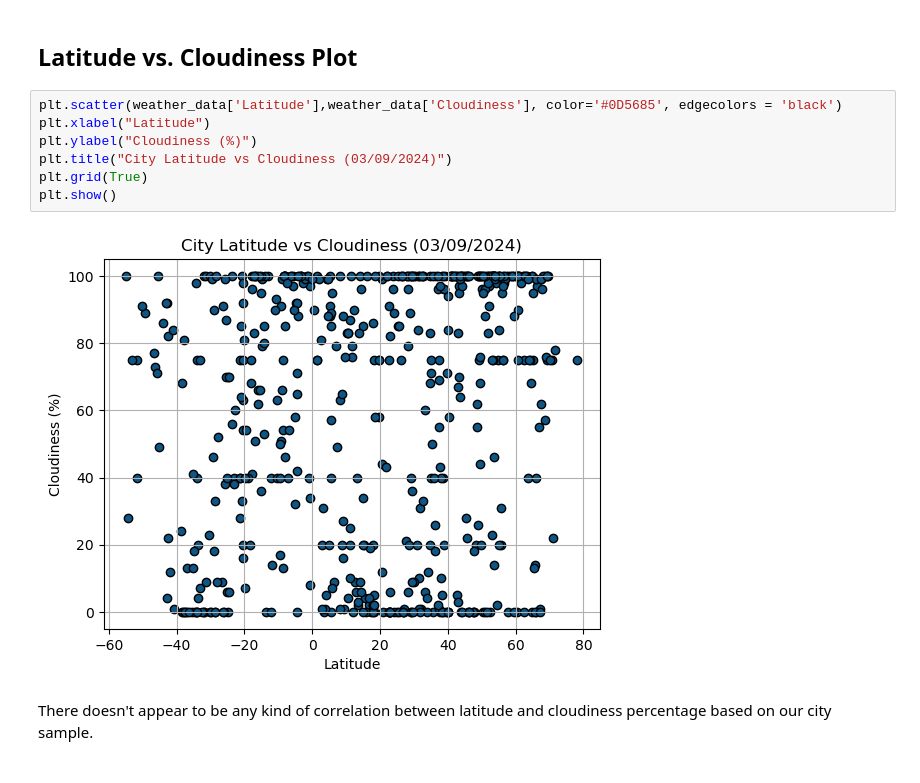
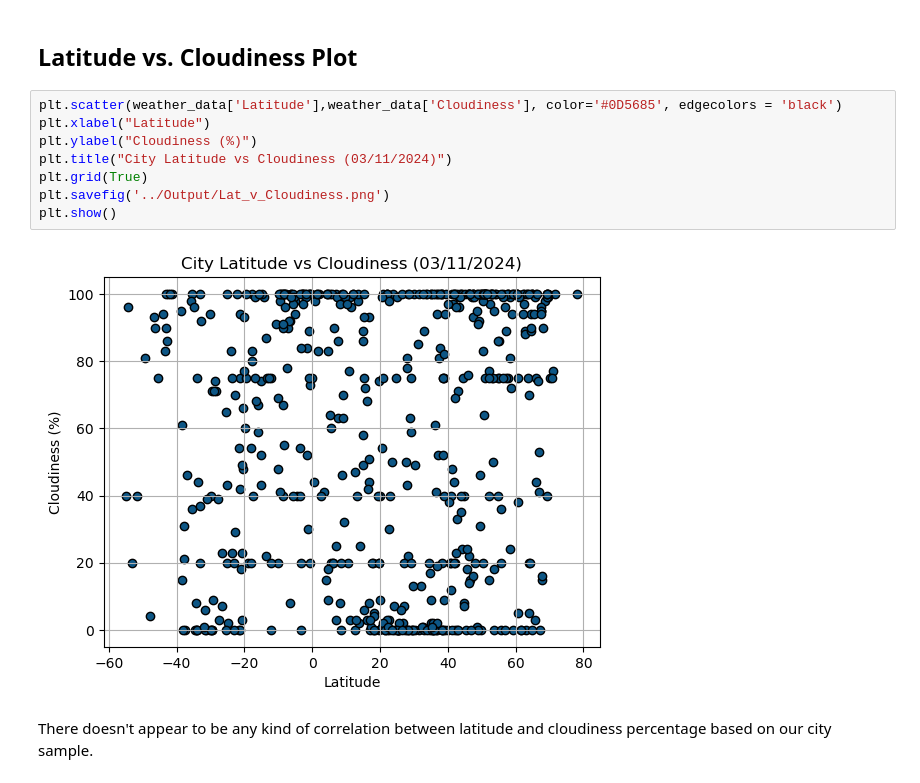
Before and after one commit to CougFan36/Weather_API_Visualizations, a Jupyter notebook: Code/WeatherAPI.ipynb, the cells around one changed output. Cells and saved outputs as stored; diff of their text form.

```diff
--- a/Code/WeatherAPI.ipynb
+++ b/Code/WeatherAPI.ipynb
@@ -251,12 +248,13 @@ There doesn't appear to be any kind or correlation between Latitude and Humidity
 # %%
 plt.scatter(weather_data['Latitude'],weather_data['Cloudiness'], color='#0D5685', edgecolors = 'black')
 plt.xlabel("Latitude")
 plt.ylabel("Cloudiness (%)")
-plt.title("City Latitude vs Cloudiness (03/09/2024)")
+plt.title("City Latitude vs Cloudiness (03/11/2024)")
 plt.grid(True)
+plt.savefig('../Output/Lat_v_Cloudiness.png')
 plt.show()
 # %% [output]
-[figure, old version]
+[figure, new version]
 # %% [markdown]
 There doesn't appear to be any kind of correlation between latitude and cloudiness percentage based on our city sample.
 # %% [markdown]
```
Also changed, not shown: parts of 41 cells of this notebook, 8 other files.
